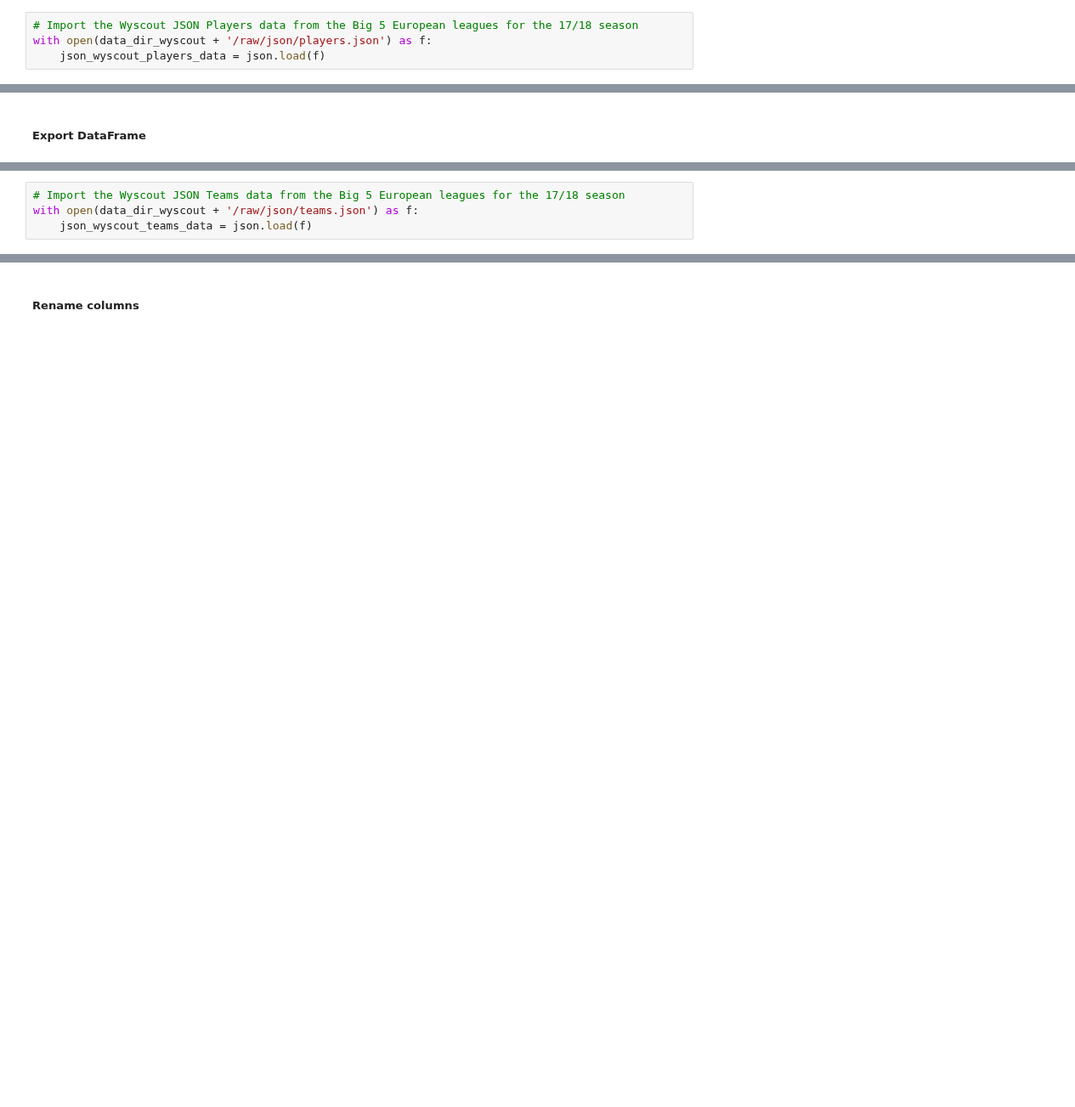
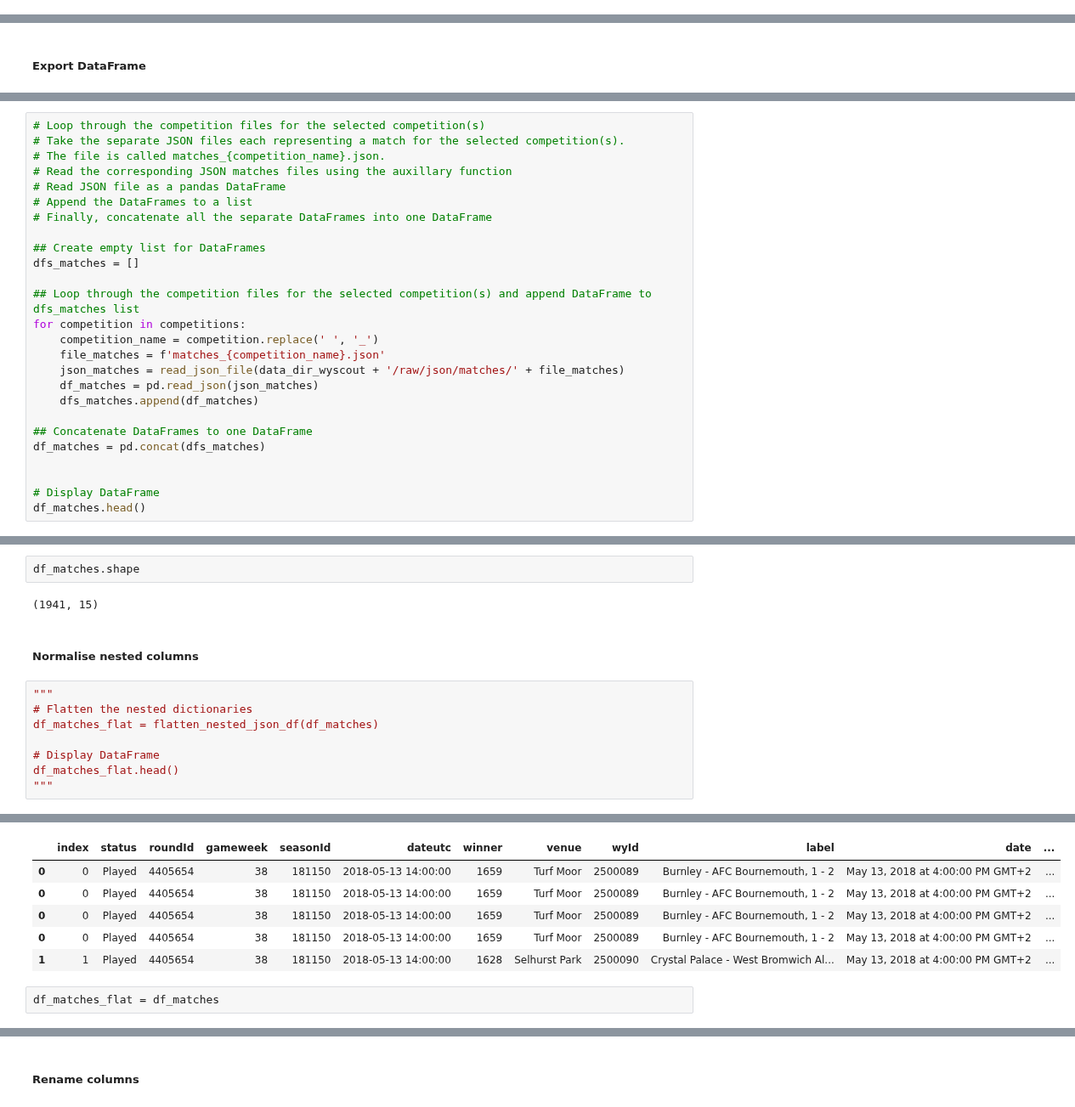
Before and after one commit to eddwebster/football_analytics, a Jupyter notebook: notebooks/2_data_parsing/Wyscout Parsing.ipynb, the cells around one changed output, grey strips where cells are left out. Shown at 85% size. Saved outputs shown, nothing was run; the diff lists cells and outputs as text; blank space fills up the shorter version.

```diff
--- a/notebooks/2_data_parsing/Wyscout Parsing.ipynb
+++ b/notebooks/2_data_parsing/Wyscout Parsing.ipynb
@@ -676,4 +389,0 @@ df_wyscout_matches_data_big5_flat_select = df_wyscout_matches_data_big5_flat[col
-# %%
-# Import the Wyscout JSON Players data from the Big 5 European leagues for the 17/18 season
-with open(data_dir_wyscout + '/raw/json/players.json') as f:
-    json_wyscout_players_data = json.load(f)
@@ -788,4 +555,0 @@ Player names with characters need cleaning e.g. 'Giovani dos Santos Ram\\u00edre
-# %%
-# Import the Wyscout JSON Teams data from the Big 5 European leagues for the 17/18 season
-with open(data_dir_wyscout + '/raw/json/teams.json') as f:
-    json_wyscout_teams_data = json.load(f)
@@ -835,0 +595,26 @@ Index(['city', 'name', 'wyId', 'officialName', 'type', 'area.name', 'area.id',
+# %%
+# Loop through the competition files for the selected competition(s)
+# Take the separate JSON files each representing a match for the selected competition(s).
+# The file is called matches_{competition_name}.json.
+# Read the corresponding JSON matches files using the auxillary function
+# Read JSON file as a pandas DataFrame
+# Append the DataFrames to a list
+# Finally, concatenate all the separate DataFrames into one DataFrame
+
+## Create empty list for DataFrames
+dfs_matches = []
+
+## Loop through the competition files for the selected competition(s) and append DataFrame to dfs_matches list
+for competition in competitions:
+    competition_name = competition.replace(' ', '_')
+    file_matches = f'matches_{competition_name}.json'
+    json_matches = read_json_file(data_dir_wyscout + '/raw/json/matches/' + file_matches)
+    df_matches = pd.read_json(json_matches)
+    dfs_matches.append(df_matches)
+
+## Concatenate DataFrames to one DataFrame
+df_matches = pd.concat(dfs_matches)
+
+
+# Display DataFrame
+df_matches.head()
@@ -835,0 +628,15 @@ Index(['city', 'name', 'wyId', 'officialName', 'type', 'area.name', 'area.id',
+# %%
+df_matches.shape
+# %% [output]
+(1941, 15)
+# %% [markdown]
+##### Normalise nested columns
+# %%
+"""
+# Flatten the nested dictionaries
+df_matches_flat = flatten_nested_json_df(df_matches)
+
+# Display DataFrame
+df_matches_flat.head()
+"""
+# %% [output]
@@ -835,0 +663,8 @@ Index(['city', 'name', 'wyId', 'officialName', 'type', 'area.name', 'area.id',
+|  | index | status | roundId | gameweek | seasonId | dateutc | winner | venue | wyId | label | date | ... |
+| 0 | 0 | Played | 4405654 | 38 | 181150 | 2018-05-13 14:00:00 | 1659 | Turf Moor | 2500089 | Burnley - AFC Bournemouth, 1 - 2 | May 13, 2018 at 4:00:00 PM GMT+2 | ... |
+| 0 | 0 | Played | 4405654 | 38 | 181150 | 2018-05-13 14:00:00 | 1659 | Turf Moor | 2500089 | Burnley - AFC Bournemouth, 1 - 2 | May 13, 2018 at 4:00:00 PM GMT+2 | ... |
+| 0 | 0 | Played | 4405654 | 38 | 181150 | 2018-05-13 14:00:00 | 1659 | Turf Moor | 2500089 | Burnley - AFC Bournemouth, 1 - 2 | May 13, 2018 at 4:00:00 PM GMT+2 | ... |
+| 0 | 0 | Played | 4405654 | 38 | 181150 | 2018-05-13 14:00:00 | 1659 | Turf Moor | 2500089 | Burnley - AFC Bournemouth, 1 - 2 | May 13, 2018 at 4:00:00 PM GMT+2 | ... |
+| 1 | 1 | Played | 4405654 | 38 | 181150 | 2018-05-13 14:00:00 | 1628 | Selhurst Park | 2500090 | Crystal Palace - West Bromwich Al... | May 13, 2018 at 4:00:00 PM GMT+2 | ... |
+# %%
+df_matches_flat = df_matches
```
Also changed, not shown: parts of 241 cells of this notebook.
